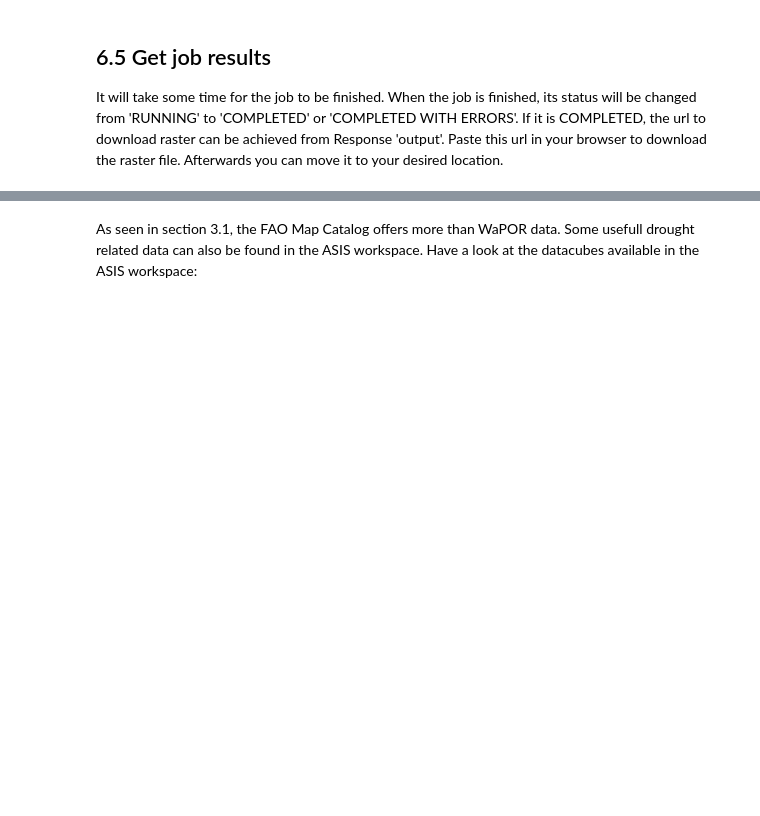
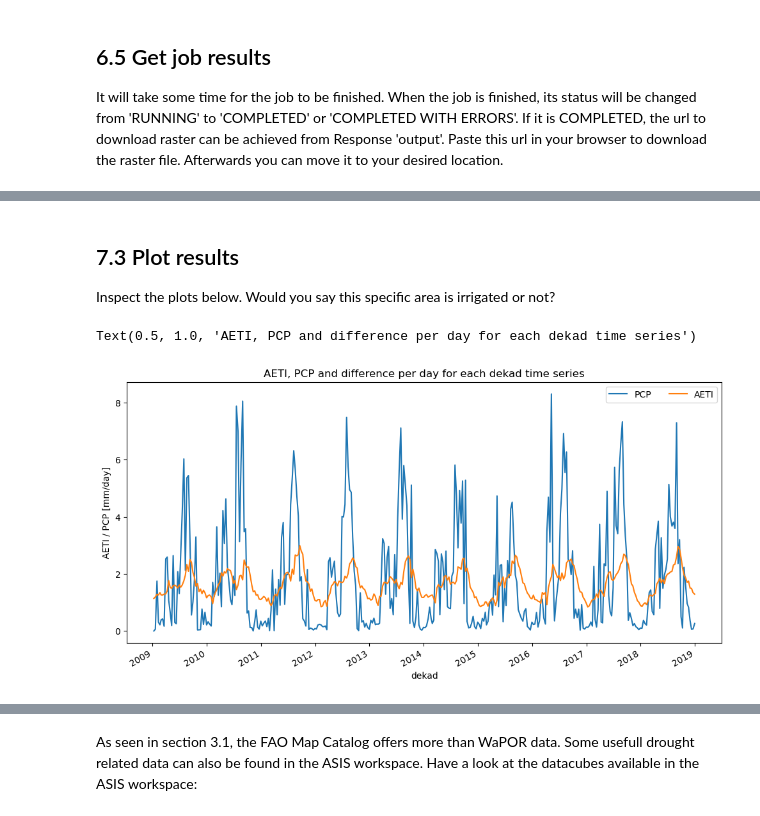
Before and after one commit to EOAfrica/TM_6-2_Information, a Jupyter notebook: Ex_6.3.1_WaPOR/WaPOR.ipynb, the cells around one changed output, grey strips where cells are left out. Cells and saved outputs as stored; diff of their text form; code cells hidden in the pictures; blank space fills up the shorter version.

```diff
--- a/Ex_6.3.1_WaPOR/WaPOR.ipynb
+++ b/Ex_6.3.1_WaPOR/WaPOR.ipynb
@@ -867,0 +971,7 @@ RUNNING . . . . . . . . . . . . . . . . . . . . . . . . . . . . . . . . . . . .
+# %%
+resp_query = requests.post(path_query,headers={'Authorization':'Bearer {0}'.format(AccessToken)},
+                                          json=query_areatimeseries)
+resp_query = resp_query.json()
+job_url = resp_query['response']['links'][0]['href']
+
+job_url
@@ -867,0 +984,17 @@ RUNNING . . . . . . . . . . . . . . . . . . . . . . . . . . . . . . . . . . . .
+# %%
+i = 0
+print('RUNNING', end=" ")
+while i==0:
+    resp = requests.get(job_url)
+    resp = resp.json()
+
+    if resp['response']['status']=='RUNNING':
+        print('.',end =" ")
+    if resp['response']['status']=='COMPLETED':
+        results=resp['response']['output']
+        PCP=pd.DataFrame(results['items'],columns=results['header'])
+        i=1
+    if resp['response']['status']=='COMPLETED WITH ERRORS':
+        print(resp['response']['log'])
+        i=1
+PCP
@@ -867,0 +1020,11 @@ RUNNING . . . . . . . . . . . . . . . . . . . . . . . . . . . . . . . . . . . .
+# %%
+# to join two datafrmaes, it is best to give both the same index format
+# in order to match the corresponding data
+PCP.index=pd.to_datetime(PCP['dekad'],format='%Y-%m-%d')
+
+# join the two relevant columns of a dataframe
+df_pcp_aeti = PCP[['avg']].join(AETI[['avg']],lsuffix='_pcp', rsuffix='_aeti')
+# calculate the difference
+df_pcp_aeti['pcp-aeti'] = df_pcp_aeti['avg_pcp'] - df_pcp_aeti['avg_aeti']
+# show dataframe
+df_pcp_aeti.head()
@@ -867,0 +1039,15 @@ RUNNING . . . . . . . . . . . . . . . . . . . . . . . . . . . . . . . . . . . .
+# %% [markdown]
+## 7.3 Plot results
+
+Inspect the plots below. Would you say this specific area is irrigated or not?
+# %%
+figs, ax = plt.subplots(1, figsize=(12, 6))
+df_pcp_aeti['avg_pcp'].plot(ax=ax, label='PCP')
+df_pcp_aeti['avg_aeti'].plot(ax=ax, label='AETI')
+
+ax.set_ylabel('AETI / PCP [mm/day]')
+ax.legend(loc='upper right', ncol=5)
+ax.set_title('AETI, PCP and difference per day for each dekad time series')
+# %% [output]
+Text(0.5, 1.0, 'AETI, PCP and difference per day for each dekad time series')
+[figure, added]
```
Also changed, not shown: parts of 51 cells of this notebook, 2 other files.
